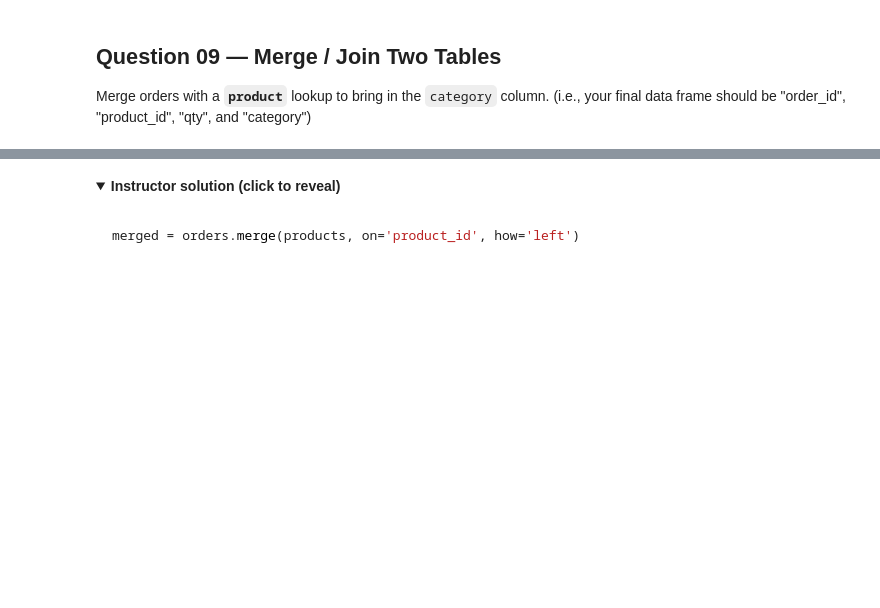
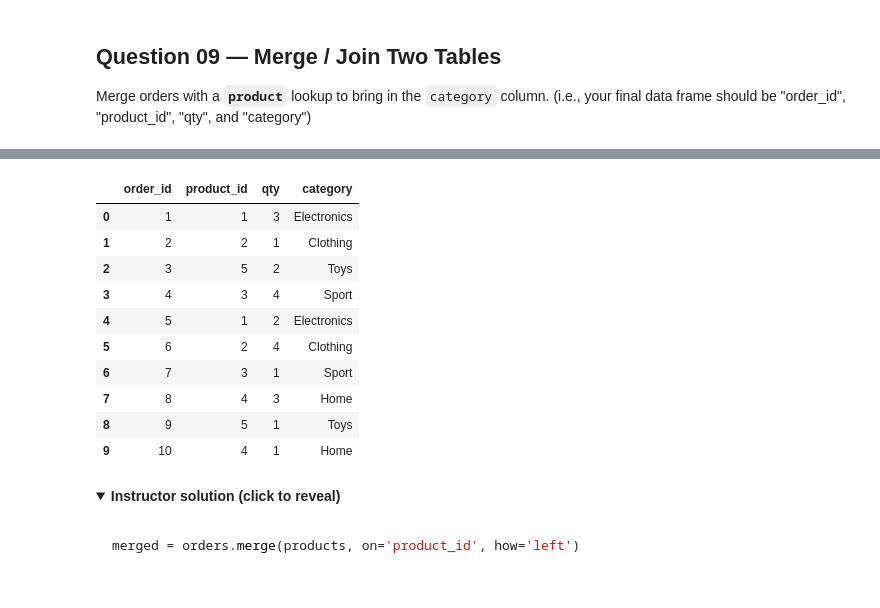
Before and after one commit to SporadicExistentialCrises/Dashan_Liu_RISE, a Jupyter notebook: july_10/data_wrangling_28_challenges.ipynb, the cells around one changed output, grey strips where cells are left out. Saved outputs shown, nothing was run; the diff lists cells and outputs as text; code cells hidden in the pictures; folded sections open; blank space fills up the shorter version.

```diff
--- a/july_10/data_wrangling_28_challenges.ipynb
+++ b/july_10/data_wrangling_28_challenges.ipynb
@@ -476,3 +568,18 @@ df.head()
+# %%
+merged_df = pd.merge(orders, products, on='product_id', how='left')
+merged_df
+# %% [output]
+|  | order_id | product_id | qty | category |
+| 0 | 1 | 1 | 3 | Electronics |
+| 1 | 2 | 2 | 1 | Clothing |
+| 2 | 3 | 5 | 2 | Toys |
+| 3 | 4 | 3 | 4 | Sport |
+| 4 | 5 | 1 | 2 | Electronics |
+| 5 | 6 | 2 | 4 | Clothing |
+| 6 | 7 | 3 | 1 | Sport |
+| 7 | 8 | 4 | 3 | Home |
+| 8 | 9 | 5 | 1 | Toys |
+| 9 | 10 | 4 | 1 | Home |
 # %% [markdown]
 <details>
 <summary><strong>Instructor solution (click to reveal)</strong></summary>
```
Also changed, not shown: parts of 44 cells of this notebook.
